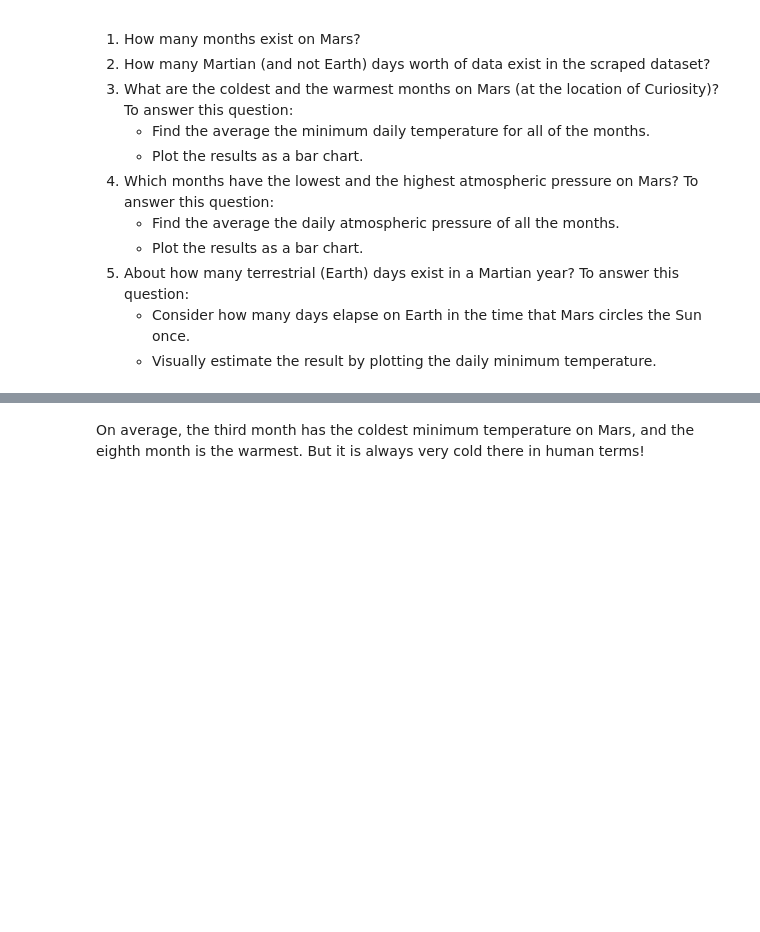
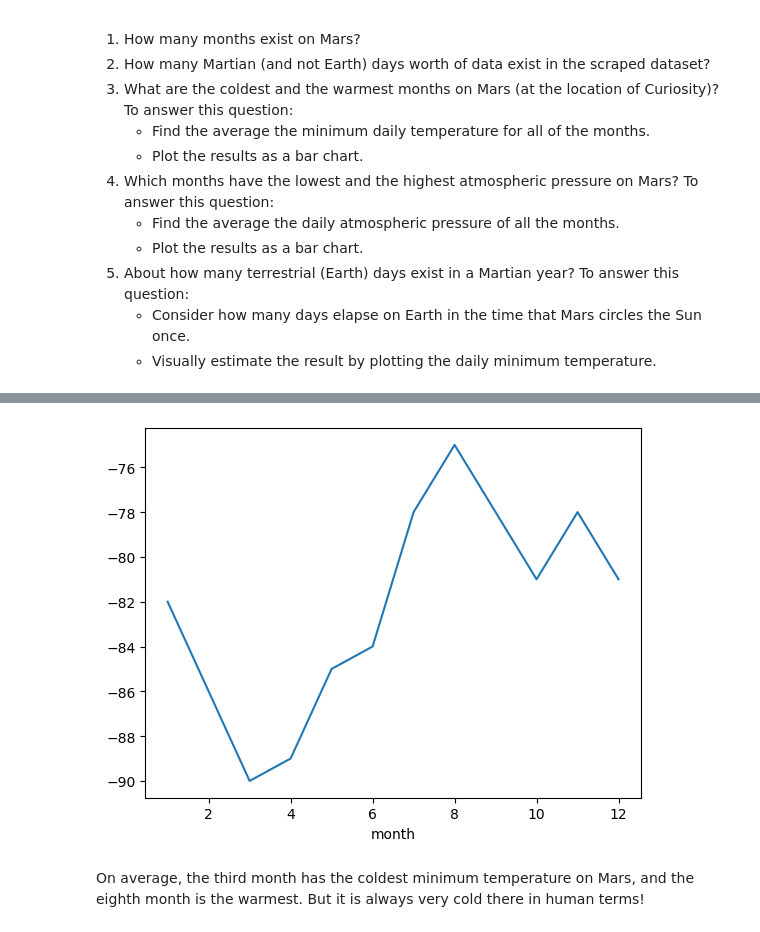
Before and after one commit to levite-neil/mars_analysis, a Jupyter notebook: part_2_mars_weather.ipynb, the cells around one changed output, grey strips where cells are left out. Cells and saved outputs as stored; diff of their text form; code cells hidden in the pictures; blank space fills up the shorter version.

```diff
--- a/part_2_mars_weather.ipynb
+++ b/part_2_mars_weather.ipynb
@@ -181,2 +280,4 @@ Analyze your dataset by using Pandas functions to answer the following questions
 # %%
 # 5. How many terrestrial (earth) days are there in a Martian year?
+min_temp_months = mars_df.groupby(['month'])['min_temp'].min()
+min_temp_months
@@ -183,3 +299,9 @@ Analyze your dataset by using Pandas functions to answer the following questions
+# %%
+#Plotting the daily minimum temperature
+min_temp_months.plot()
+plt.show()
+# %% [output]
+[figure, added]
 # %% [markdown]
 On average, the third month has the coldest minimum temperature on Mars, and the eighth month is the warmest. But it is always very cold there in human terms!
 # %% [markdown]
```
Also changed, not shown: parts of 15 cells of this notebook, 2 other files.
